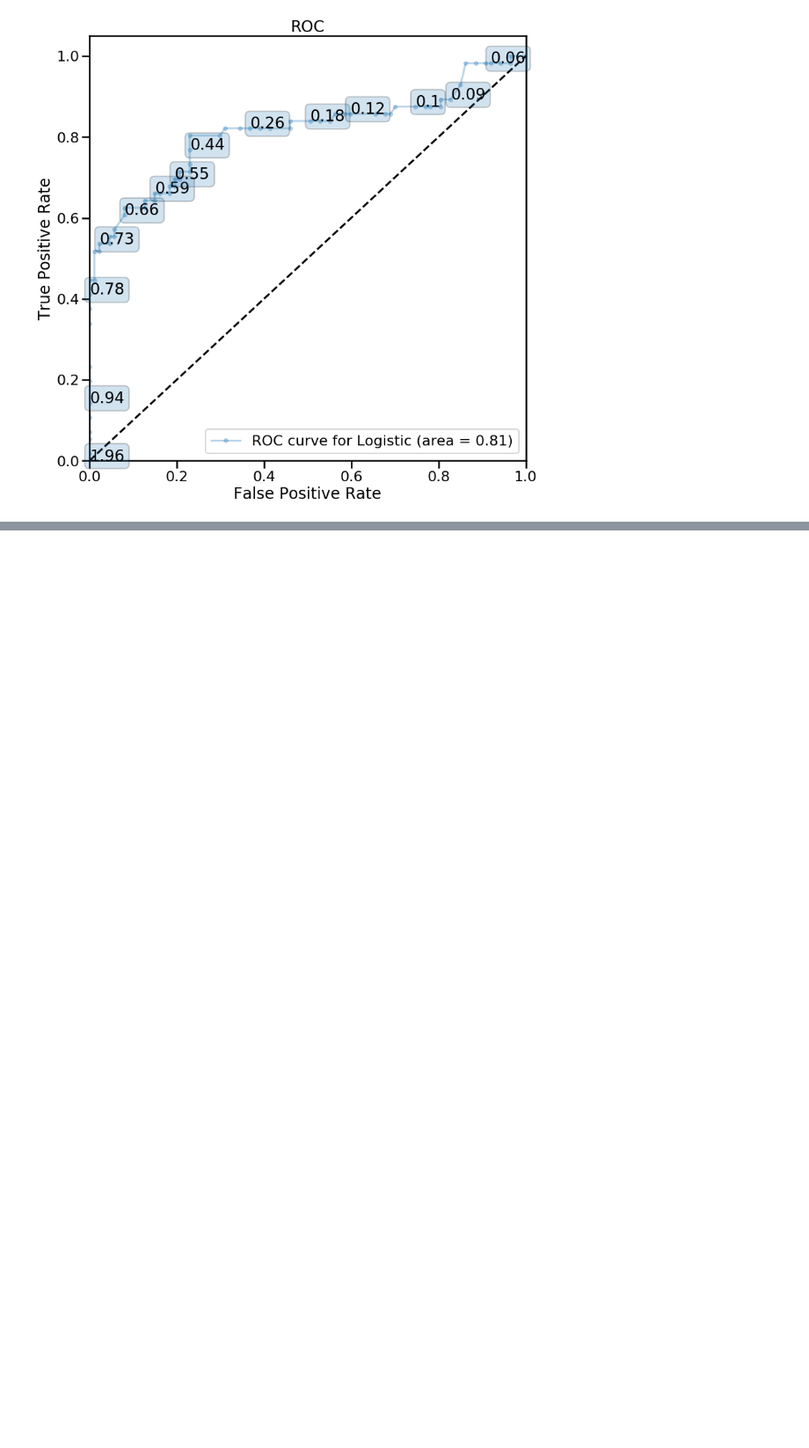
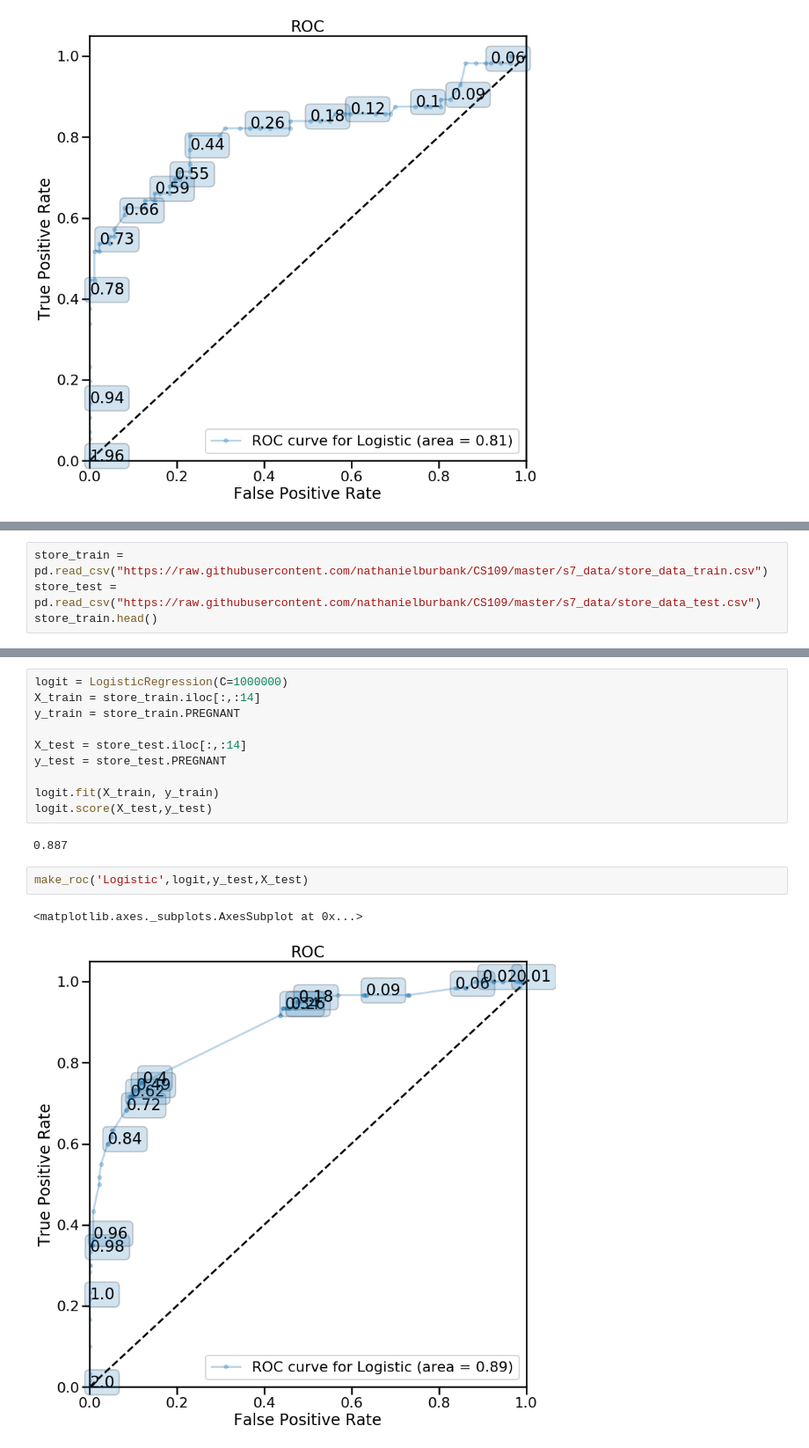
Before and after one commit to mashwinmuthiah/Harvard_CS109, a Jupyter notebook: Section/Section 7-17/classification.ipynb, the cells around one changed output, grey strips where cells are left out. Shown at 88% size. Saved outputs shown, nothing was run; the diff lists cells and outputs as text; blank space fills up the shorter version.

```diff
--- a/Section/Section 7-17/classification.ipynb
+++ b/Section/Section 7-17/classification.ipynb
@@ -133,0 +180,4 @@ make_roc('Logistic',logit,y_test,X_test)
+# %%
+store_train = pd.read_csv("https://raw.githubusercontent.com/nathanielburbank/CS109/master/s7_data/store_data_train.csv")
+store_test = pd.read_csv("https://raw.githubusercontent.com/nathanielburbank/CS109/master/s7_data/store_data_test.csv")
+store_train.head()
@@ -133,0 +205,17 @@ make_roc('Logistic',logit,y_test,X_test)
+# %%
+logit = LogisticRegression(C=1000000)
+X_train = store_train.iloc[:,:14]
+y_train = store_train.PREGNANT
+
+X_test = store_test.iloc[:,:14]
+y_test = store_test.PREGNANT
+
+logit.fit(X_train, y_train)
+logit.score(X_test,y_test)
+# %% [output]
+0.887
+# %%
+make_roc('Logistic',logit,y_test,X_test)
+# %% [output]
+<matplotlib.axes._subplots.AxesSubplot at 0x...>
+[figure, added]
```
Also changed, not shown: parts of 11 cells of this notebook.
